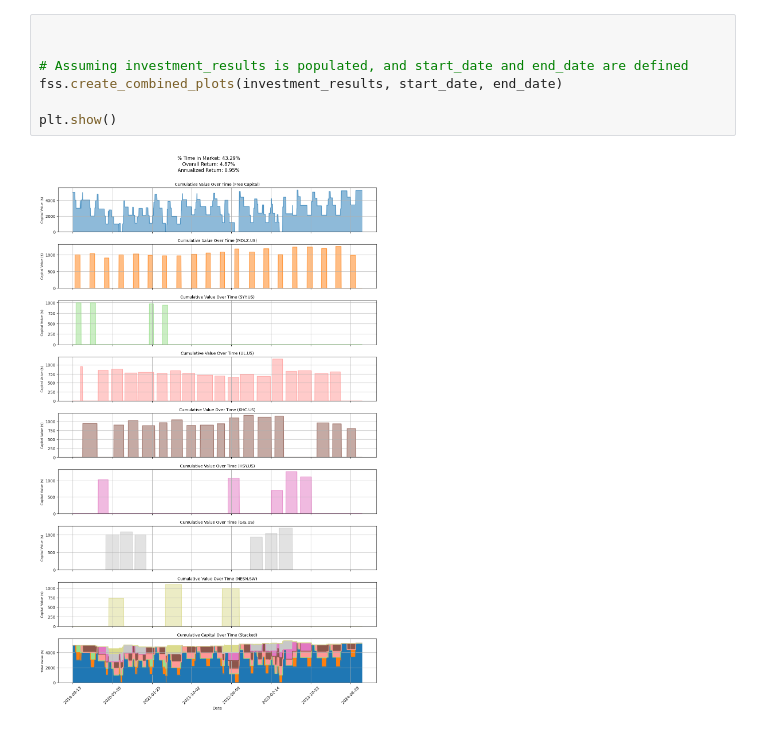
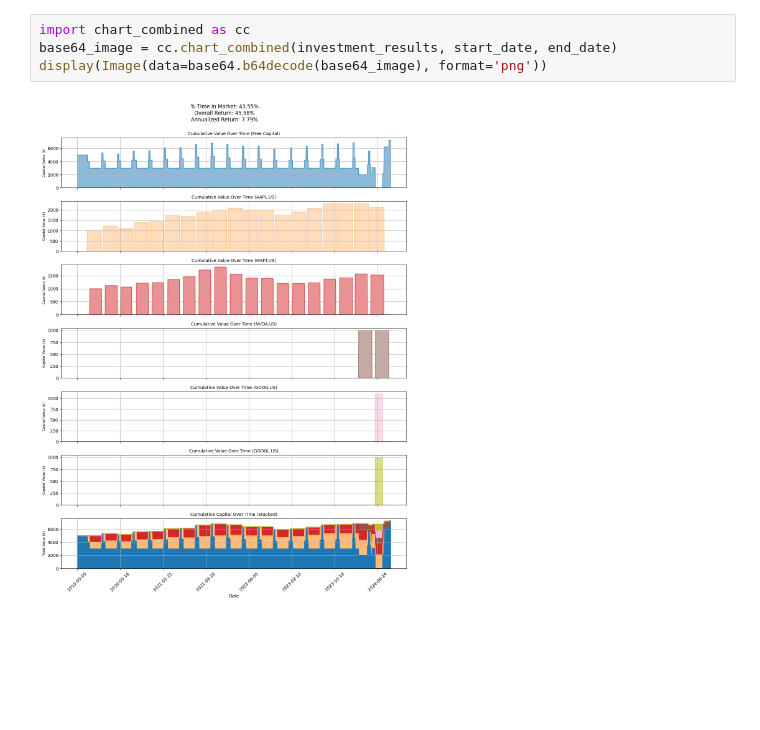
Before and after one commit to TimMonks/Food-stock-strategy-simulation, a Jupyter notebook: Food stock strategy simulation.ipynb, the cells around one changed output. Saved outputs shown, nothing was run; the diff lists cells and outputs as text; blank space fills up the shorter version.

```diff
--- a/Food stock strategy simulation.ipynb
+++ b/Food stock strategy simulation.ipynb
@@ -123,9 +108,6 @@ investment_results = fss.process(downloaded_data, top_stocks_by_date, days_after
-# %%
-
-
-# Assuming investment_results is populated, and start_date and end_date are defined
-fss.create_combined_plots(investment_results, start_date, end_date)
-
-plt.show()
-# %% [output]
-[figure, removed]
+# %%
+import chart_combined as cc
+base64_image = cc.chart_combined(investment_results, start_date, end_date)
+display(Image(data=base64.b64decode(base64_image), format='png'))
+# %% [output]
+[figure, added]
```
Also changed, not shown: parts of 6 cells of this notebook, 8 other files.
